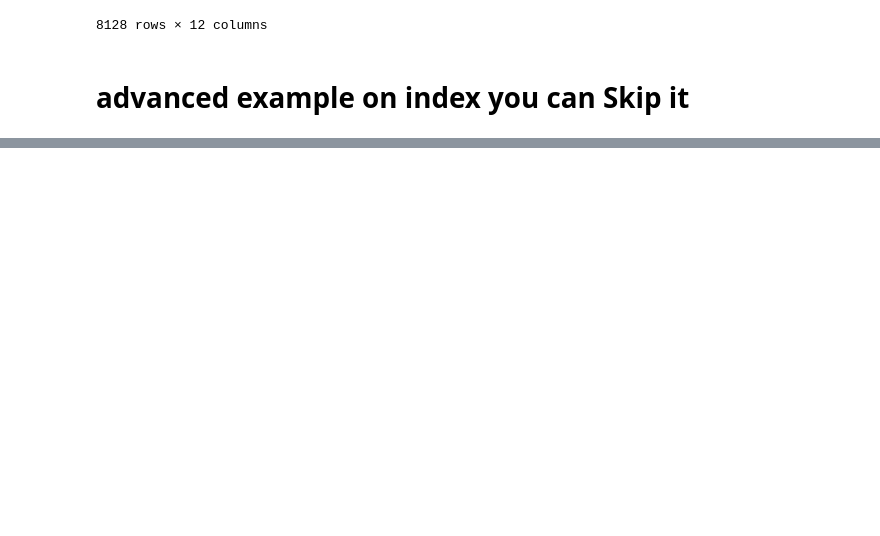
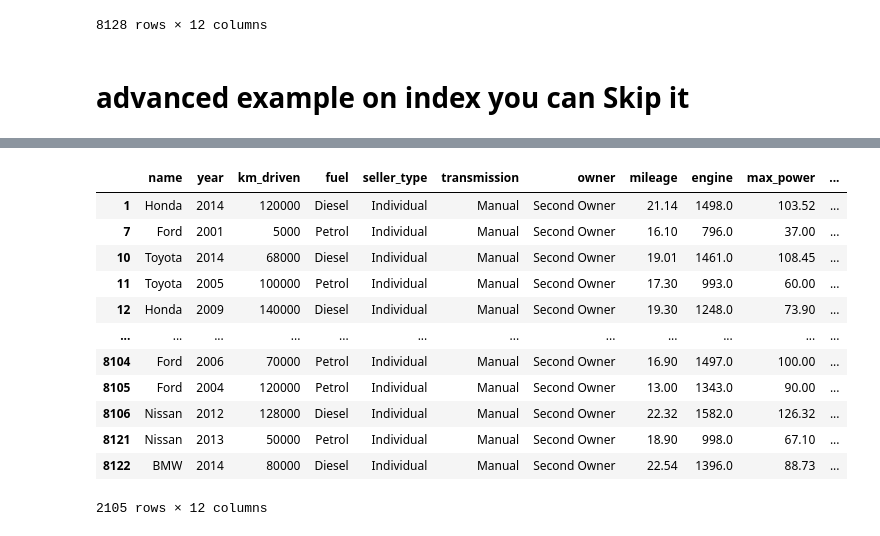
Before and after one commit to MohamedAbdelmaboud/ML, a Jupyter notebook: Pandas/pandas.ipynb, the cells around one changed output, grey strips where cells are left out. Saved outputs shown, nothing was run; the diff lists cells and outputs as text; code cells hidden in the pictures; blank space fills up the shorter version.

```diff
--- a/Pandas/pandas.ipynb
+++ b/Pandas/pandas.ipynb
@@ -244,0 +333,18 @@ Tobias   40      False
+# %%
+filt=df['owner'].str.contains('Second')
+#filt2=df['owner']=='Second Owner'
+df[filt]
+# %% [output]
+|  | name | year | km_driven | fuel | seller_type | transmission | owner | mileage | engine | max_power | ... |
+| 1 | Honda | 2014 | 120000 | Diesel | Individual | Manual | Second Owner | 21.14 | 1498.0 | 103.52 | ... |
+| 7 | Ford | 2001 | 5000 | Petrol | Individual | Manual | Second Owner | 16.10 | 796.0 | 37.00 | ... |
+| 10 | Toyota | 2014 | 68000 | Diesel | Individual | Manual | Second Owner | 19.01 | 1461.0 | 108.45 | ... |
+| 11 | Toyota | 2005 | 100000 | Petrol | Individual | Manual | Second Owner | 17.30 | 993.0 | 60.00 | ... |
+| 12 | Honda | 2009 | 140000 | Diesel | Individual | Manual | Second Owner | 19.30 | 1248.0 | 73.90 | ... |
+| ... | ... | ... | ... | ... | ... | ... | ... | ... | ... | ... | ... |
+| 8104 | Ford | 2006 | 70000 | Petrol | Individual | Manual | Second Owner | 16.90 | 1497.0 | 100.00 | ... |
+| 8105 | Ford | 2004 | 120000 | Petrol | Individual | Manual | Second Owner | 13.00 | 1343.0 | 90.00 | ... |
+| 8106 | Nissan | 2012 | 128000 | Diesel | Individual | Manual | Second Owner | 22.32 | 1582.0 | 126.32 | ... |
+| 8121 | Nissan | 2013 | 50000 | Petrol | Individual | Manual | Second Owner | 18.90 | 998.0 | 67.10 | ... |
+| 8122 | BMW | 2014 | 80000 | Diesel | Individual | Manual | Second Owner | 22.54 | 1396.0 | 88.73 | ... |
+2105 rows × 12 columns
```
Also changed, not shown: parts of 13 cells of this notebook, 2 other files.
